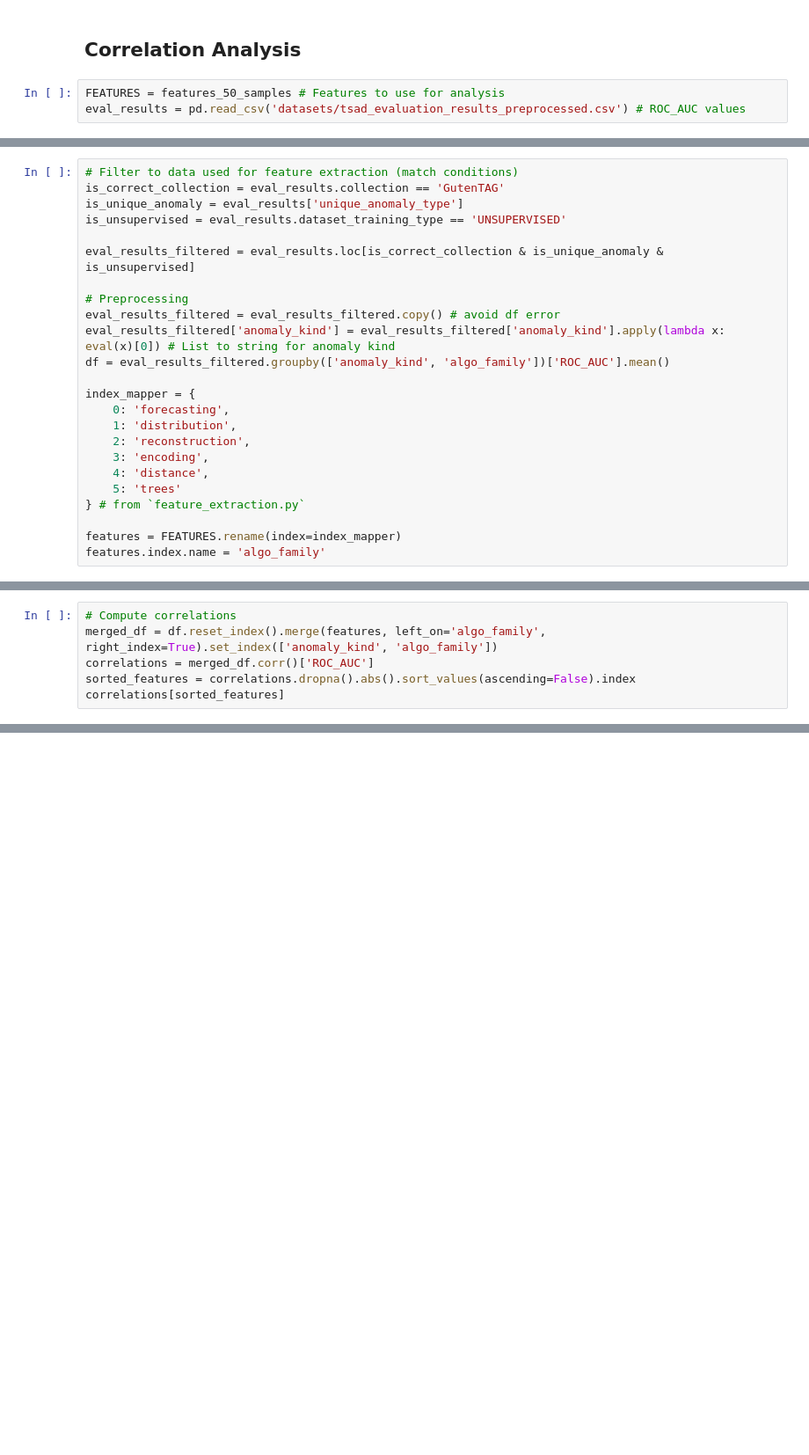
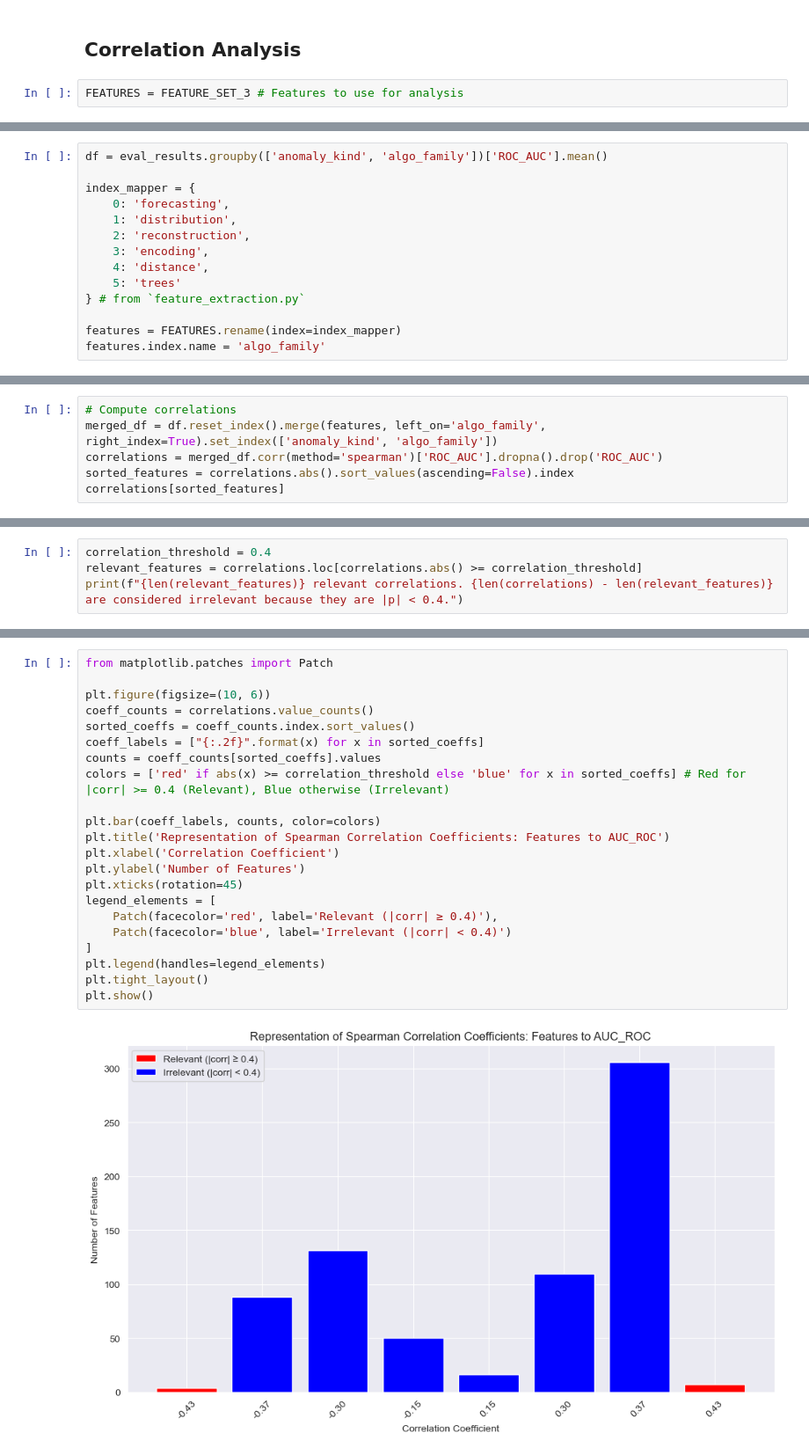
Before and after one commit to dhuber-dev/robust-univariate-ad, a Jupyter notebook: building_meta_learning_algorithm.ipynb, the cells around one changed output, grey strips where cells are left out. Shown at 88% size. Cells and saved outputs as stored; diff of their text form; blank space fills up the shorter version.

Commit message:
[ADD] More detailed coerrelation analysis

```diff
--- a/building_meta_learning_algorithm.ipynb
+++ b/building_meta_learning_algorithm.ipynb
@@ -102,5 +172,4 @@ With an increase from 50 to 100 samples the change in features reduces. Less tha
 # %% [markdown]
 ## Correlation Analysis
 # %%
-FEATURES = features_50_samples # Features to use for analysis
-eval_results = pd.read_csv('datasets/tsad_evaluation_results_preprocessed.csv') # ROC_AUC values
+FEATURES = FEATURE_SET_3 # Features to use for analysis
@@ -109,15 +176,5 @@ NameError: name 'features_50_samples' is not defined
 # %%
-# Filter to data used for feature extraction (match conditions)
-is_correct_collection = eval_results.collection == 'GutenTAG'
-is_unique_anomaly = eval_results['unique_anomaly_type']
-is_unsupervised = eval_results.dataset_training_type == 'UNSUPERVISED'
-
-eval_results_filtered = eval_results.loc[is_correct_collection & is_unique_anomaly & is_unsupervised]
-
-# Preprocessing
-eval_results_filtered = eval_results_filtered.copy() # avoid df error
-eval_results_filtered['anomaly_kind'] = eval_results_filtered['anomaly_kind'].apply(lambda x: eval(x)[0]) # List to string for anomaly kind
-df = eval_results_filtered.groupby(['anomaly_kind', 'algo_family'])['ROC_AUC'].mean()
+df = eval_results.groupby(['anomaly_kind', 'algo_family'])['ROC_AUC'].mean()
 
 index_mapper = {
     0: 'forecasting',
@@ -133,6 +192,6 @@ features.index.name = 'algo_family'
 # %%
 # Compute correlations
 merged_df = df.reset_index().merge(features, left_on='algo_family', right_index=True).set_index(['anomaly_kind', 'algo_family'])
-correlations = merged_df.corr()['ROC_AUC']
-sorted_features = correlations.dropna().abs().sort_values(ascending=False).index
+correlations = merged_df.corr(method='spearman')['ROC_AUC'].dropna().drop('ROC_AUC')
+sorted_features = correlations.abs().sort_values(ascending=False).index
 correlations[sorted_features]
@@ -138,0 +211,4 @@ correlations[sorted_features]
+# %%
+correlation_threshold = 0.4
+relevant_features = correlations.loc[correlations.abs() >= correlation_threshold]
+print(f"{len(relevant_features)} relevant correlations. {len(correlations) - len(relevant_features)} are considered irrelevant because they are |p| < 0.4.")
@@ -138,0 +217,24 @@ correlations[sorted_features]
+# %%
+from matplotlib.patches import Patch
+
+plt.figure(figsize=(10, 6))
+coeff_counts = correlations.value_counts()
+sorted_coeffs = coeff_counts.index.sort_values()
+coeff_labels = ["{:.2f}".format(x) for x in sorted_coeffs]
+counts = coeff_counts[sorted_coeffs].values
+colors = ['red' if abs(x) >= correlation_threshold else 'blue' for x in sorted_coeffs] # Red for |corr| >= 0.4 (Relevant), Blue otherwise (Irrelevant)
+
+plt.bar(coeff_labels, counts, color=colors)
+plt.title('Representation of Spearman Correlation Coefficients: Features to AUC_ROC')
+plt.xlabel('Correlation Coefficient')
+plt.ylabel('Number of Features')
+plt.xticks(rotation=45)
+legend_elements = [
+    Patch(facecolor='red', label='Relevant (|corr| ≥ 0.4)'),
+    Patch(facecolor='blue', label='Irrelevant (|corr| < 0.4)')
+]
+plt.legend(handles=legend_elements)
+plt.tight_layout()
+plt.show()
+# %% [output]
+[figure, added]
```
Also changed, not shown: parts of 13 cells of this notebook.
